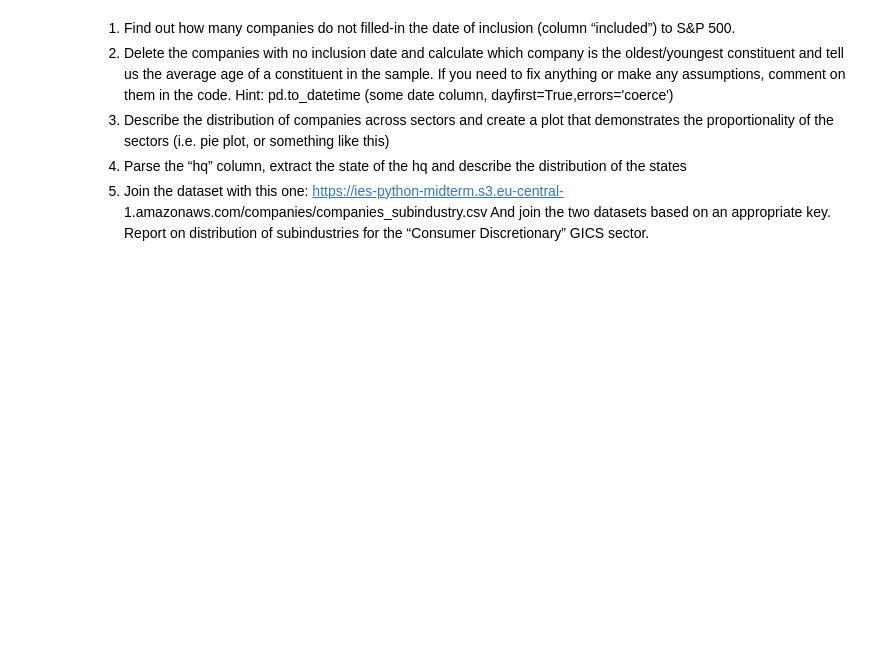
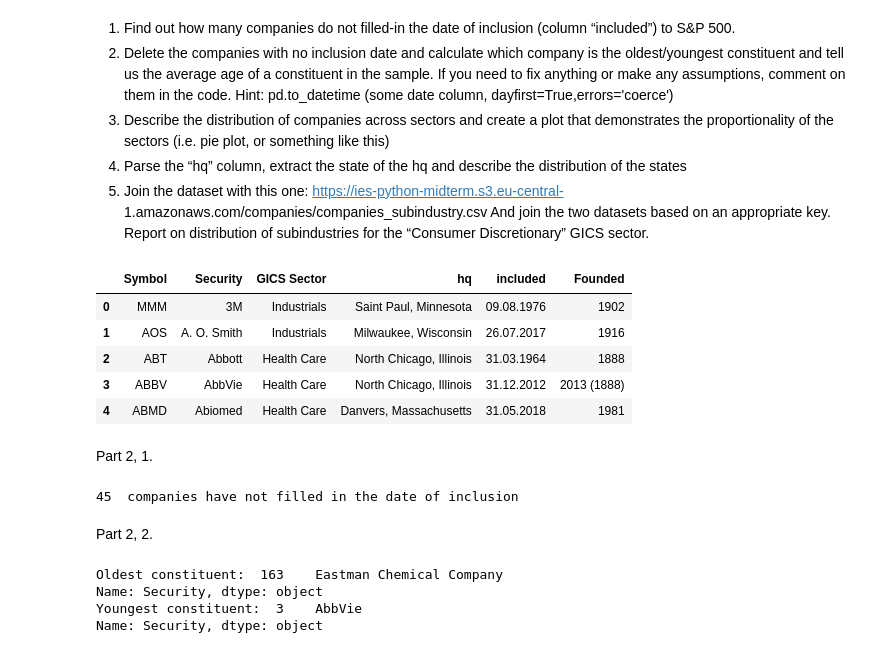
Before and after one commit to vojtechkaniaedu/midterm_2022, a Jupyter notebook: midterm_workbook.ipynb, the cells around one changed output. Saved outputs shown, nothing was run; the diff lists cells and outputs as text; code cells hidden in the pictures; blank space fills up the shorter version.

```diff
--- a/midterm_workbook.ipynb
+++ b/midterm_workbook.ipynb
@@ -185,3 +185,21 @@ states
 5. Join the dataset with this one: https://ies-python-midterm.s3.eu-central-
 1.amazonaws.com/companies/companies_subindustry.csv
 And join the two datasets based on an appropriate key. Report on distribution of subindustries for the “Consumer Discretionary” GICS sector.
+# %%
+dta=pd.read_csv("https://ies-python-midterm.s3.eu-central-1.amazonaws.com/companies/companies_no_subindustry.csv")
+dta.head()
+# %% [output]
+|  | Symbol | Security | GICS Sector | hq | included | Founded |
+| 0 | MMM | 3M | Industrials | Saint Paul, Minnesota | 09.08.1976 | 1902 |
+| 1 | AOS | A. O. Smith | Industrials | Milwaukee, Wisconsin | 26.07.2017 | 1916 |
+| 2 | ABT | Abbott | Health Care | North Chicago, Illinois | 31.03.1964 | 1888 |
+| 3 | ABBV | AbbVie | Health Care | North Chicago, Illinois | 31.12.2012 | 2013 (1888) |
+| 4 | ABMD | Abiomed | Health Care | Danvers, Massachusetts | 31.05.2018 | 1981 |
+# %% [markdown]
+Part 2, 1.
+# %%
+print(dta["included"].isnull().sum(), " companies have not filled in the date of inclusion")
+# %% [output]
+45  companies have not filled in the date of inclusion
+# %% [markdown]
+Part 2, 2.
@@ -187,0 +208,8 @@ And join the two datasets based on an appropriate key. Report on distribution of
+# %%
+print("Oldest constituent: ", dta_clean["Security"][dta_clean["included"]==dta_clean["included"].min()])
+print("Youngest constituent: ", dta_clean["Security"][dta_clean["included"]==dta_clean["included"].max()])
+# %% [output]
+Oldest constituent:  163    Eastman Chemical Company
+Name: Security, dtype: object
+Youngest constituent:  3    AbbVie
+Name: Security, dtype: object
```
Also changed, not shown: parts of 1 cell of this notebook.
